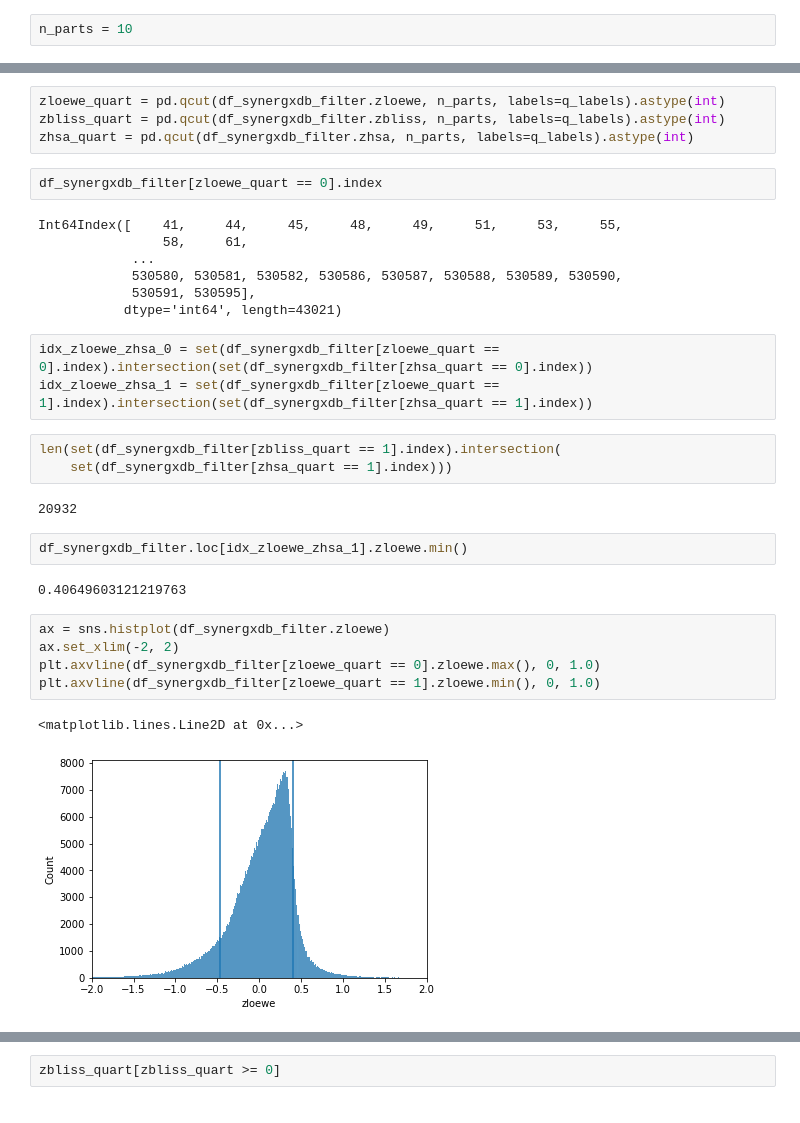
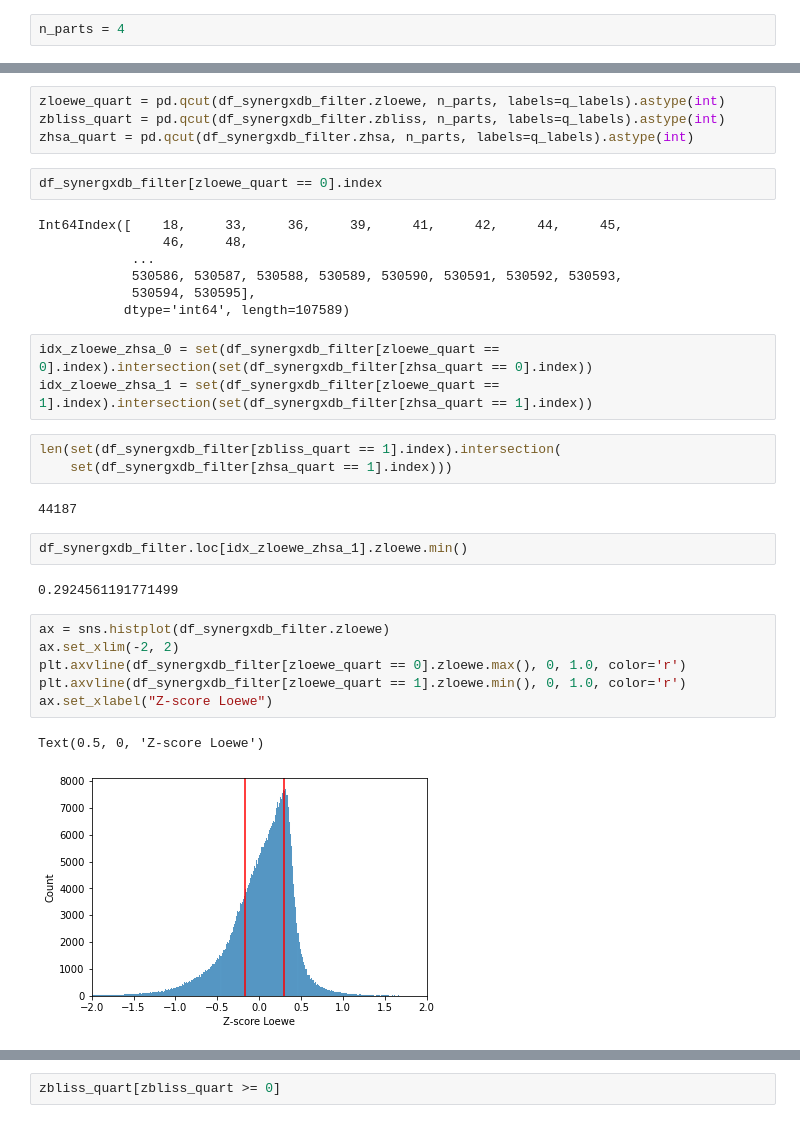
Before and after one commit to uzh-dqbm-cmi/graphnn, a Jupyter notebook: notebooks/DeepAdr_preprocessing-SynergxDB.ipynb, the cells around one changed output, grey strips where cells are left out. Cells and saved outputs as stored; diff of their text form.

```diff
--- a/notebooks/DeepAdr_preprocessing-SynergxDB.ipynb
+++ b/notebooks/DeepAdr_preprocessing-SynergxDB.ipynb
@@ -442,7 +442,7 @@ df_synergxdb_filter["zloewe"] = stats.zscore(df_synergxdb_filter.loewe)
 df_synergxdb_filter["zbliss"] = stats.zscore(df_synergxdb_filter.bliss)
 df_synergxdb_filter["zhsa"] = stats.zscore(df_synergxdb_filter.hsa)
 # %%
-n_parts = 10
+n_parts = 4
 # %%
 q_labels = [0] + list(range(-1, -n_parts +1, -1)) + [1]
 q_labels
@@ -455,12 +455,12 @@ zhsa_quart = pd.qcut(df_synergxdb_filter.zhsa, n_parts, labels=q_labels).astype(
 # %%
 df_synergxdb_filter[zloewe_quart == 0].index
 # %% [output]
-Int64Index([    41,     44,     45,     48,     49,     51,     53,     55,
-                58,     61,
+Int64Index([    18,     33,     36,     39,     41,     42,     44,     45,
+                46,     48,
             ...
-            530580, 530581, 530582, 530586, 530587, 530588, 530589, 530590,
-            530591, 530595],
-           dtype='int64', length=43021)
+            530586, 530587, 530588, 530589, 530590, 530591, 530592, 530593,
+            530594, 530595],
+           dtype='int64', length=107589)
 # %%
 idx_zloewe_zhsa_0 = set(df_synergxdb_filter[zloewe_quart == 0].index).intersection(set(df_synergxdb_filter[zhsa_quart == 0].index))
 idx_zloewe_zhsa_1 = set(df_synergxdb_filter[zloewe_quart == 1].index).intersection(set(df_synergxdb_filter[zhsa_quart == 1].index))
@@ -468,19 +468,20 @@ idx_zloewe_zhsa_1 = set(df_synergxdb_filter[zloewe_quart == 1].index).intersecti
 len(set(df_synergxdb_filter[zbliss_quart == 1].index).intersection(
     set(df_synergxdb_filter[zhsa_quart == 1].index)))
 # %% [output]
-20932
+44187
 # %%
 df_synergxdb_filter.loc[idx_zloewe_zhsa_1].zloewe.min()
 # %% [output]
-0.40649603121219763
+0.2924561191771499
 # %%
 ax = sns.histplot(df_synergxdb_filter.zloewe)
 ax.set_xlim(-2, 2)
-plt.axvline(df_synergxdb_filter[zloewe_quart == 0].zloewe.max(), 0, 1.0)
-plt.axvline(df_synergxdb_filter[zloewe_quart == 1].zloewe.min(), 0, 1.0)
+plt.axvline(df_synergxdb_filter[zloewe_quart == 0].zloewe.max(), 0, 1.0, color='r')
+plt.axvline(df_synergxdb_filter[zloewe_quart == 1].zloewe.min(), 0, 1.0, color='r')
+ax.set_xlabel("Z-score Loewe")
 # %% [output]
-<matplotlib.lines.Line2D at 0x...>
+Text(0.5, 0, 'Z-score Loewe')
-[figure, old version]
+[figure, new version]
 # %%
 ax = sns.histplot(df_synergxdb_filter.zbliss)
 ax.set_xlim(-1, 1)
```
Also changed, not shown: parts of 3 cells of this notebook.
